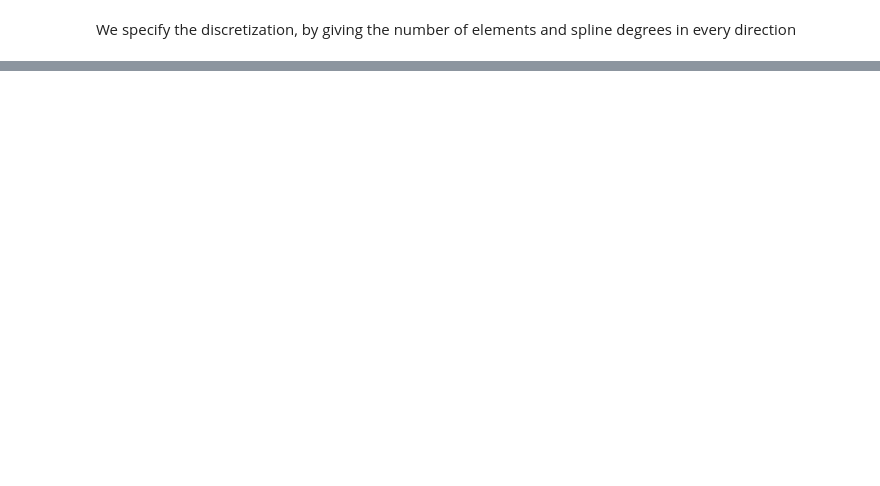
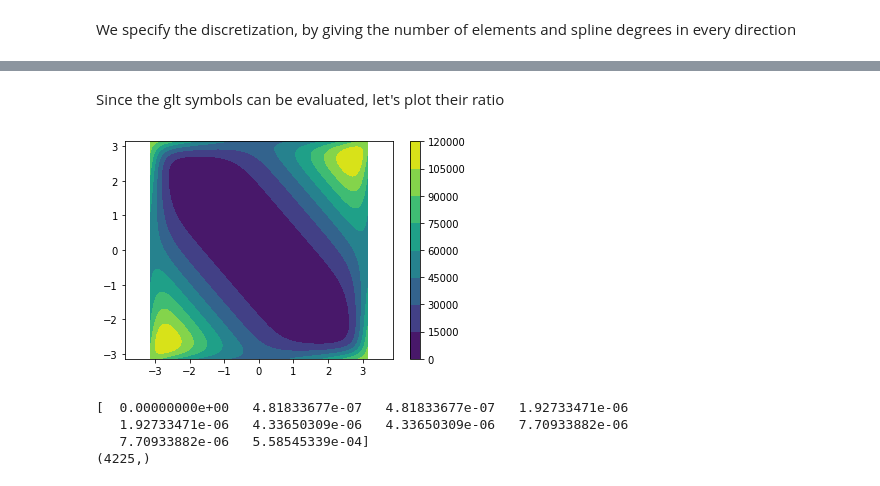
Before and after one commit to pyccel/GeLaTo, a Jupyter notebook: notebooks/tutorials/getting_started_6.ipynb, the cells around one changed output, grey strips where cells are left out. Cells and saved outputs as stored; diff of their text form; code cells hidden in the pictures; blank space fills up the shorter version.

```diff
--- a/notebooks/tutorials/getting_started_6.ipynb
+++ b/notebooks/tutorials/getting_started_6.ipynb
@@ -159,0 +197,33 @@ plt.legend(loc=2);
+# %% [markdown]
+Since the glt symbols can be evaluated, let's plot their ratio
+# %%
+# ... lambdify the glt symbol
+from glt.expression import glt_lambdify
+
+f_a = glt_lambdify(expr_a, dim=2)
+f_c = glt_lambdify(expr_c, dim=2)
+# ...
+
+# ... compute the symbol f_a / f_c
+nx = 100 ; ny = 100
+t1 = np.linspace(-np.pi,np.pi, nx)
+t2 = np.linspace(-np.pi,np.pi, ny)
+
+u = np.linspace(0.,1.,nx)
+v = np.linspace(0.,1.,ny)
+
+x = mapping.evaluate(u,v)[0,:,:]
+y = mapping.evaluate(u,v)[1,:,:]
+
+t1, t2 = np.meshgrid(t1, t2)
+
+f = f_a(x,y,t1,t2)/f_c(x,y,t1,t2);
+# ...
+
+# ... plot
+plt.contourf(t1, t2, f)
+plt.axis("equal")
+plt.colorbar();
+# ...
+# %% [output]
+[figure, added]
@@ -160,3 +237,13 @@ plt.legend(loc=2);
+# %%
+e = e.ravel()
+e.sort()
+print(e[:10])
+print e.shape
+# %% [output]
+[  0.00000000e+00   4.81833677e-07   4.81833677e-07   1.92733471e-06
+   1.92733471e-06   4.33650309e-06   4.33650309e-06   7.70933882e-06
+   7.70933882e-06   5.58545339e-04]
+(4225,)
 # %%
 # ... Finalizing Clapp
 clapp_utils.finalize()
```
Also changed, not shown: parts of 13 cells of this notebook, 1 other file.
